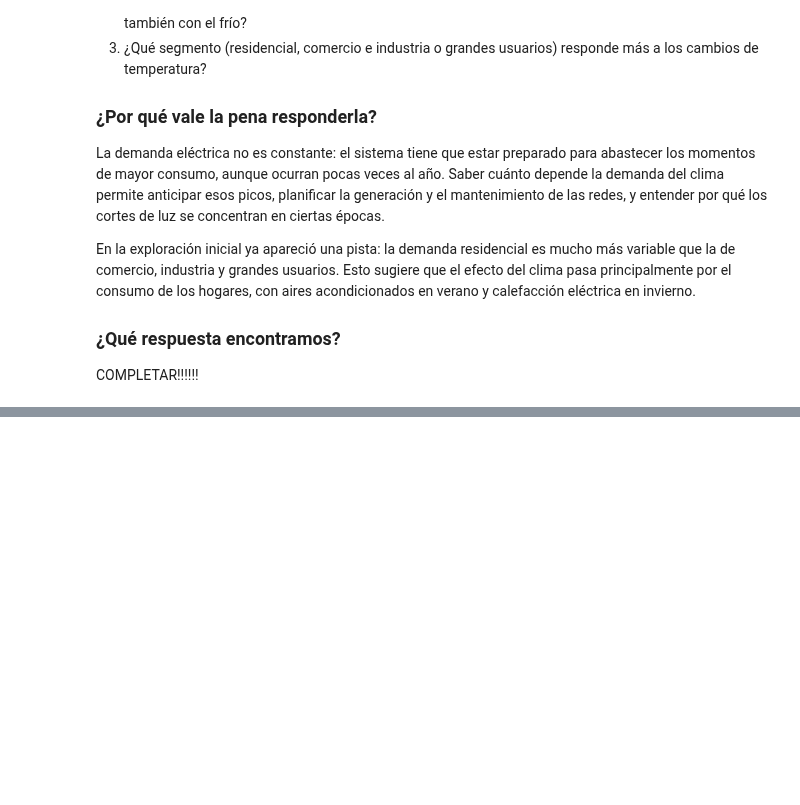
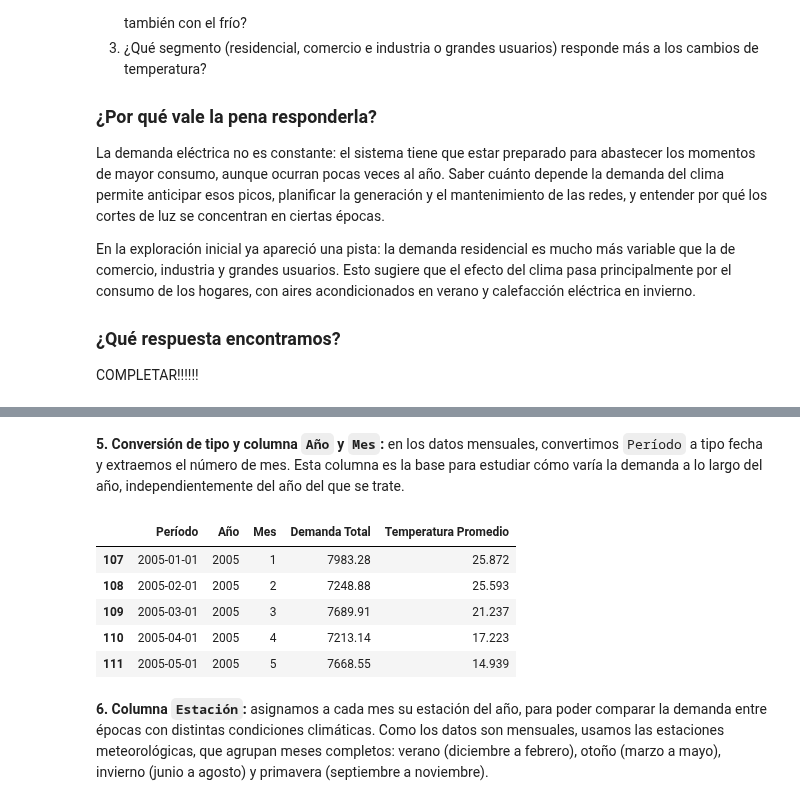
Before and after one commit to RafaelSeri/TP_LABO_MET, a Jupyter notebook: notebooks/Tp_labo.ipynb, the cells around one changed output, grey strips where cells are left out. Cells and saved outputs as stored; diff of their text form; code cells hidden in the pictures; blank space fills up the shorter version.

```diff
--- a/notebooks/Tp_labo.ipynb
+++ b/notebooks/Tp_labo.ipynb
@@ -429,0 +443,17 @@ COMPLETAR!!!!!!
+# %% [markdown]
+**5. Conversión de tipo y columna `Año` y `Mes`:** en los datos mensuales, convertimos `Período` a tipo fecha y extraemos el número de mes. Esta columna es la base para estudiar cómo varía la demanda a lo largo del año, independientemente del año del que se trate.
+# %%
+df_base_mensual['Período'] = pd.to_datetime(df_base_mensual['Período'])
+df_base_mensual['Año'] = df_base_mensual['Período'].dt.year
+df_base_mensual['Mes'] = df_base_mensual['Período'].dt.month
+
+df_base_mensual[['Período', 'Año', 'Mes', 'Demanda Total', 'Temperatura Promedio']].head()
+# %% [output]
+|  | Período | Año | Mes | Demanda Total | Temperatura Promedio |
+| 107 | 2005-01-01 | 2005 | 1 | 7983.28 | 25.872 |
+| 108 | 2005-02-01 | 2005 | 2 | 7248.88 | 25.593 |
+| 109 | 2005-03-01 | 2005 | 3 | 7689.91 | 21.237 |
+| 110 | 2005-04-01 | 2005 | 4 | 7213.14 | 17.223 |
+| 111 | 2005-05-01 | 2005 | 5 | 7668.55 | 14.939 |
+# %% [markdown]
+**6. Columna `Estación`:** asignamos a cada mes su estación del año, para poder comparar la demanda entre épocas con distintas condiciones climáticas. Como los datos son mensuales, usamos las estaciones meteorológicas, que agrupan meses completos: verano (diciembre a febrero), otoño (marzo a mayo), invierno (junio a agosto) y primavera (septiembre a noviembre).
```
Also changed, not shown: parts of 17 cells of this notebook.
